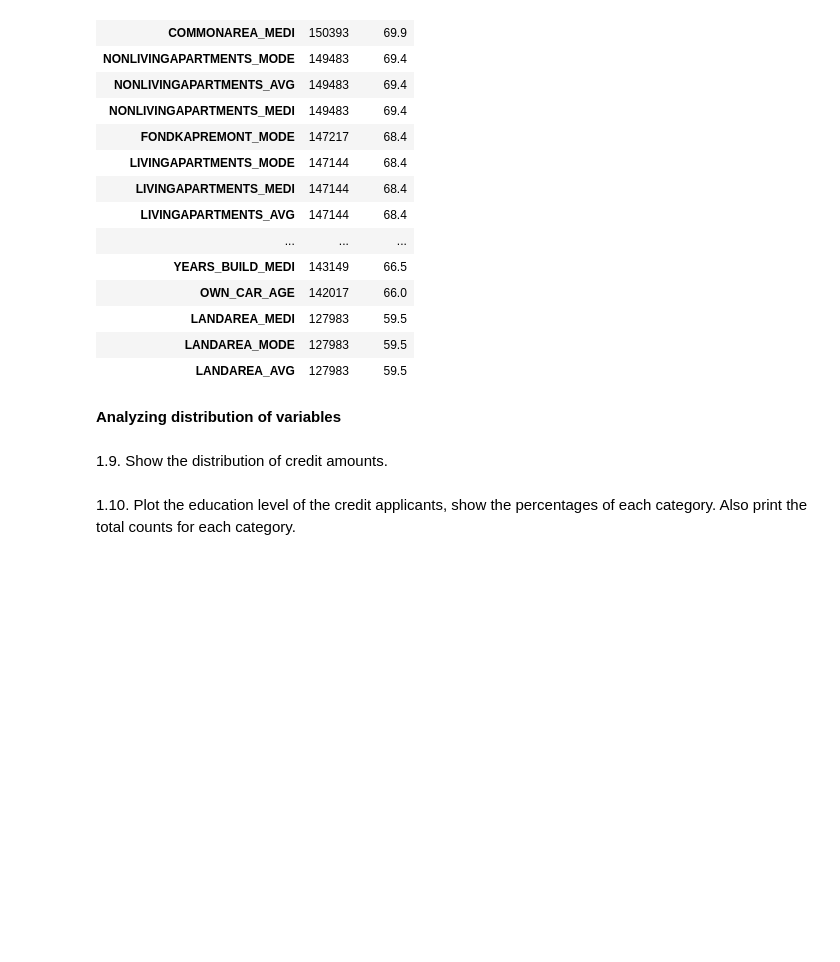
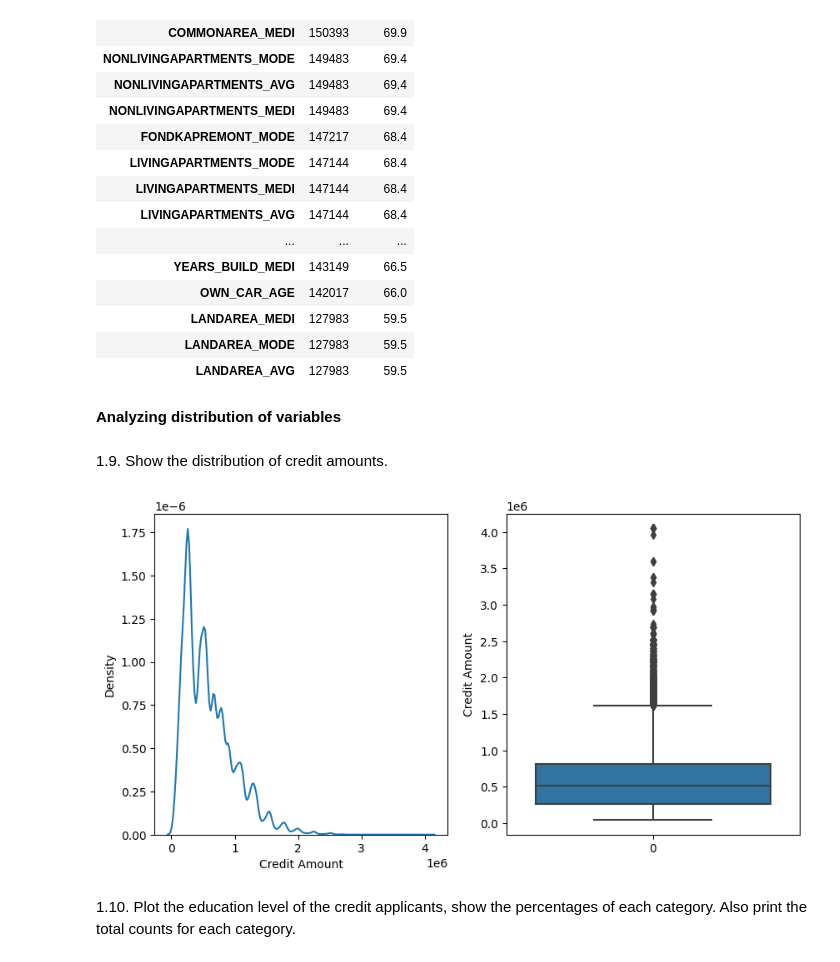
Before and after one commit to ja-818/home_credit_default_risk, a Jupyter notebook: sprint_3_julian_arango.ipynb, the cells around one changed output. Cells and saved outputs as stored; diff of their text form; code cells hidden in the pictures; blank space fills up the shorter version.

```diff
--- a/sprint_3_julian_arango.ipynb
+++ b/sprint_3_julian_arango.ipynb
@@ -243,5 +243,13 @@ COMMONAREA_MEDI   121000      62.9
 1.9. Show the distribution of credit amounts.
 # %%
 ### Complete in this cell: distribution of credit amounts
+fig, ax = plt.subplots(1,2, figsize=(10, 5))
+sns.kdeplot(app_train["AMT_CREDIT"], ax=ax[0])
+sns.boxplot(app_train["AMT_CREDIT"], ax=ax[1])
+ax[0].set_xlabel("Credit Amount")
+ax[1].set_ylabel("Credit Amount")
+plt.show()
+# %% [output]
+[figure, added]
 # %% [markdown]
 1.10. Plot the education level of the credit applicants, show the percentages of each category. Also print the total counts for each category.
```
Also changed, not shown: parts of 8 cells of this notebook.
